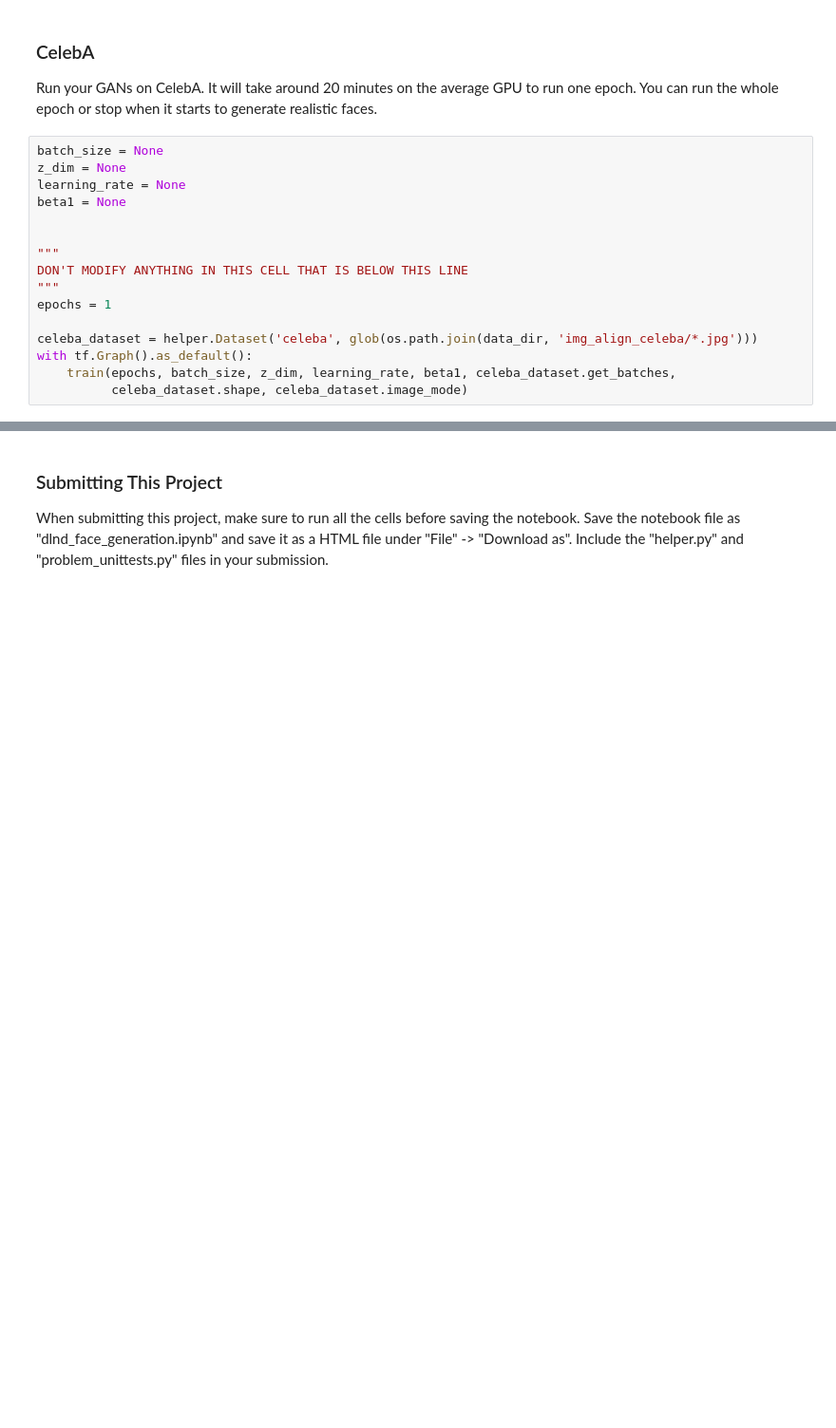
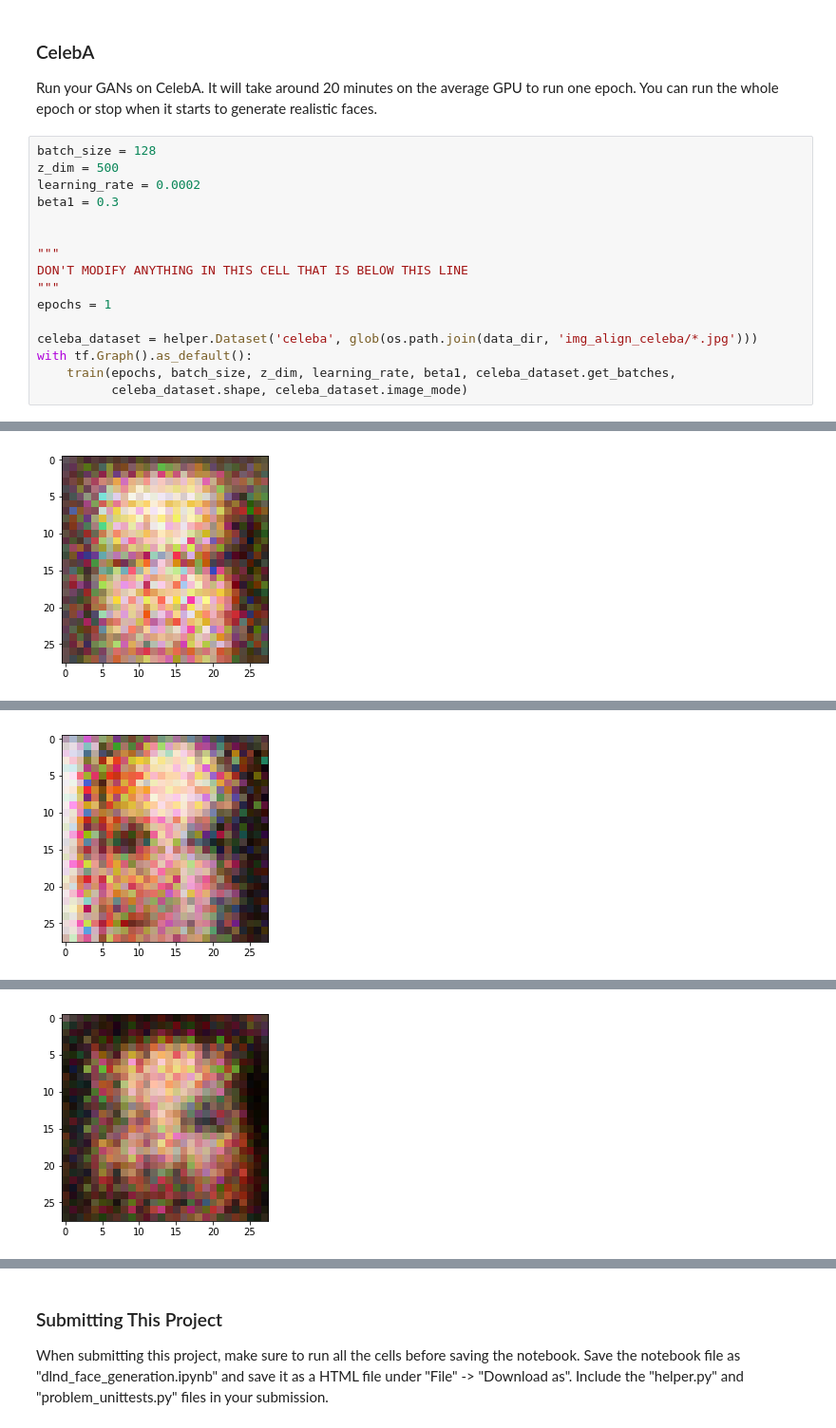
Before and after one commit to MarilynFranklin/face_generation, a Jupyter notebook: dlnd_face_generation.ipynb, the cells around one changed output, grey strips where cells are left out. Shown at 95% size. Cells and saved outputs as stored; diff of their text form; blank space fills up the shorter version.

```diff
--- a/dlnd_face_generation.ipynb
+++ b/dlnd_face_generation.ipynb
@@ -387,10 +476,10 @@ with tf.Graph().as_default():
 ### CelebA
 Run your GANs on CelebA.  It will take around 20 minutes on the average GPU to run one epoch.  You can run the whole epoch or stop when it starts to generate realistic faces.
 # %%
-batch_size = None
-z_dim = None
-learning_rate = None
-beta1 = None
+batch_size = 128
+z_dim = 500
+learning_rate = 0.0002
+beta1 = 0.3
 
 
 """
@@ -402,3 +491,4 @@ celeba_dataset = helper.Dataset('celeba', glob(os.path.join(data_dir, 'img_align
 with tf.Graph().as_default():
     train(epochs, batch_size, z_dim, learning_rate, beta1, celeba_dataset.get_batches,
           celeba_dataset.shape, celeba_dataset.image_mode)
+# %% [output]
@@ -404,0 +505 @@ with tf.Graph().as_default():
+[figure, added]
@@ -404,0 +516 @@ with tf.Graph().as_default():
+[figure, added]
@@ -404,0 +527 @@ with tf.Graph().as_default():
+[figure, added]
```
Also changed, not shown: parts of 10 cells of this notebook.
